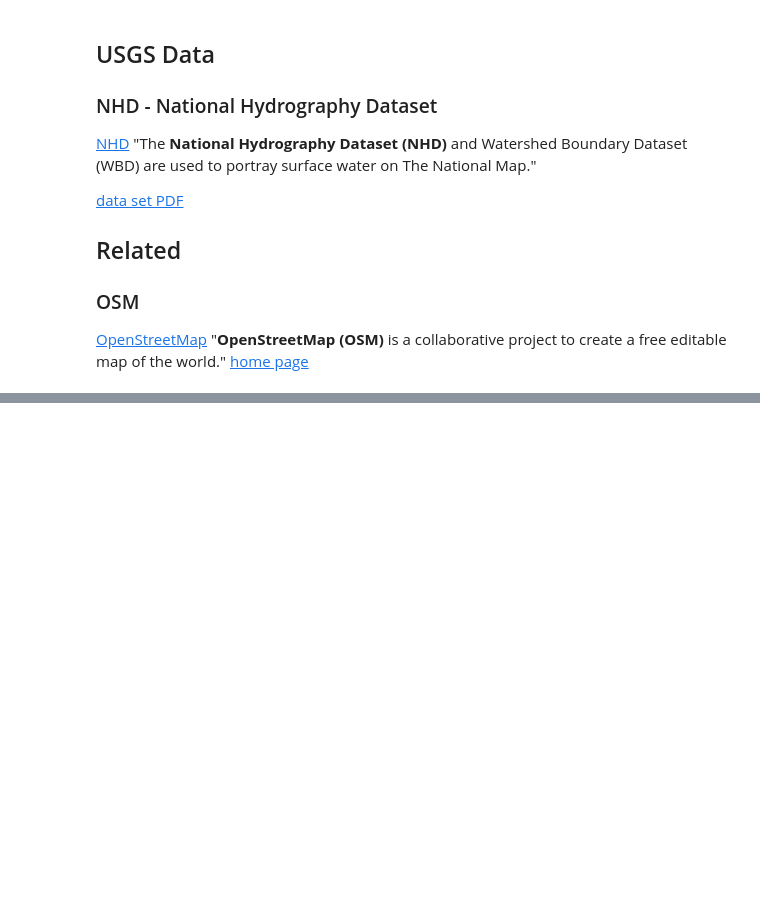
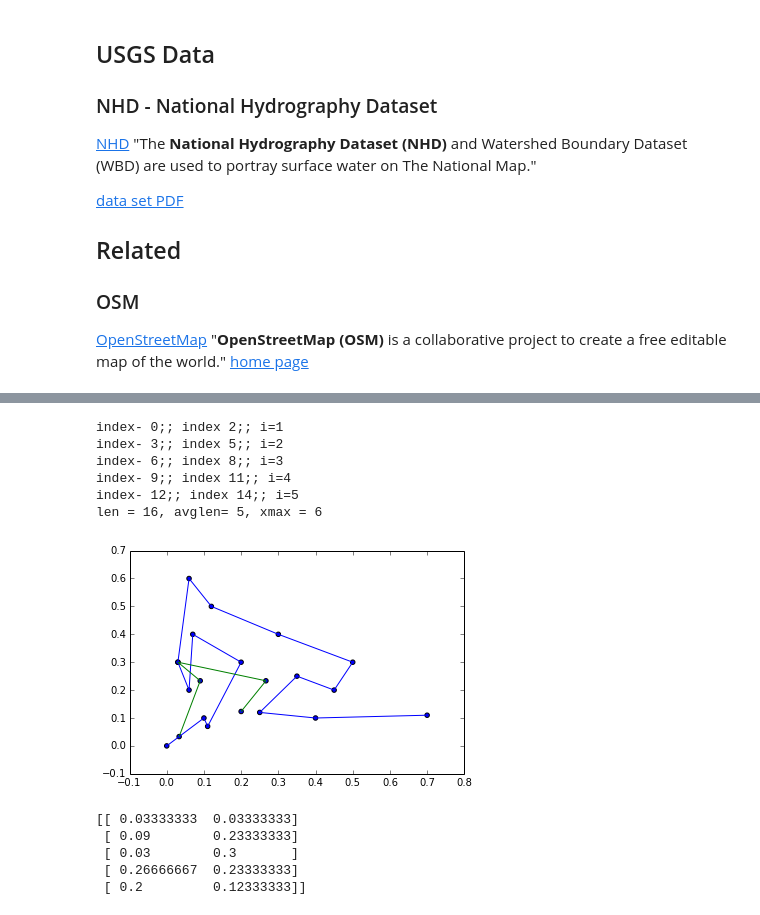
Before and after one commit to JENkt4k/pynotes-general, a Jupyter notebook: Complex Geo-spacial Algorithms.ipynb, the cells around one changed output, grey strips where cells are left out. Saved outputs shown, nothing was run; the diff lists cells and outputs as text; code cells hidden in the pictures; blank space fills up the shorter version.

```diff
--- a/Complex Geo-spacial Algorithms.ipynb
+++ b/Complex Geo-spacial Algorithms.ipynb
@@ -131,0 +279,38 @@ if __name__ == "__main__":
+# %%
+#now lets average the points from the positive x direction
+averagepoints = np.array([]).reshape(0,2) #averagepoints = np.array([[0,0]])
+xs = orgpoints[:,0]
+ys = orgpoints[:,1]
+pr = 3
+xmax = int(((len(xs)-1)/pr))+1
+
+for i in range(1,xmax):
+    indx = (i*pr)-1
+    #print("using sum %s, no sum %s" % (sum(xs[i:(i-(pr-1))])/pr, (xs[i]+xs[i-1]+xs[i-2])/pr))
+    #print(xs[(indx-(pr-1)):indx])
+    print("index- %s;; index %s;; i=%s" % ((indx-(pr-1)),indx, i))
+    nwx = sum(xs[(indx-(pr-1)):indx])/pr#(xs[i]+xs[i-1]+xs[i-2])/pr
+    nwy = sum(ys[(indx-(pr-1)):indx])/pr#(ys[i]+ys[i-1]+ys[i-2])/pr
+    averagepoints = np.r_[averagepoints,[[nwx,nwy]]]
+    #print(averagepoints)
+    #print("%s %s %s = %s" % (xs[i], xs[i-1], xs[i-2], (xs[i]+xs[i-1]+xs[i-2])/3.0))
+print("len = %s, avglen= %s, xmax = %s" % (len(xs), len(averagepoints), xmax))
+plt.scatter(orgpoints[:,0],orgpoints[:,1])
+plt.plot(orgpoints[:,0],orgpoints[:,1])
+plt.scatter(averagepoints[:,0],averagepoints[:,1])
+plt.plot(averagepoints[:,0],averagepoints[:,1])
+plt.show()
+print(averagepoints)
+# %% [output]
+index- 0;; index 2;; i=1
+index- 3;; index 5;; i=2
+index- 6;; index 8;; i=3
+index- 9;; index 11;; i=4
+index- 12;; index 14;; i=5
+len = 16, avglen= 5, xmax = 6
+[figure, added]
+[[ 0.03333333  0.03333333]
+ [ 0.09        0.23333333]
+ [ 0.03        0.3       ]
+ [ 0.26666667  0.23333333]
+ [ 0.2         0.12333333]]
```
Also changed, not shown: parts of 7 cells of this notebook.
